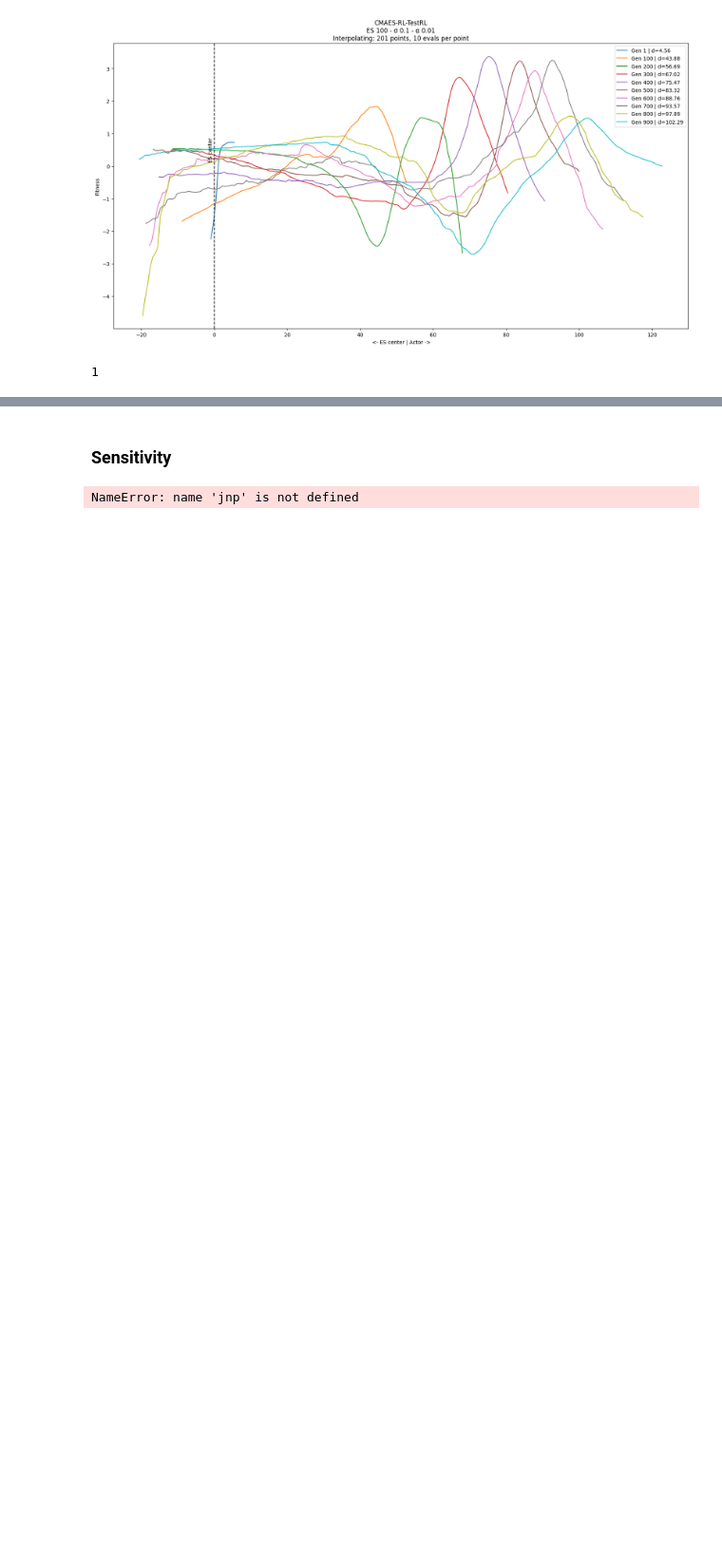
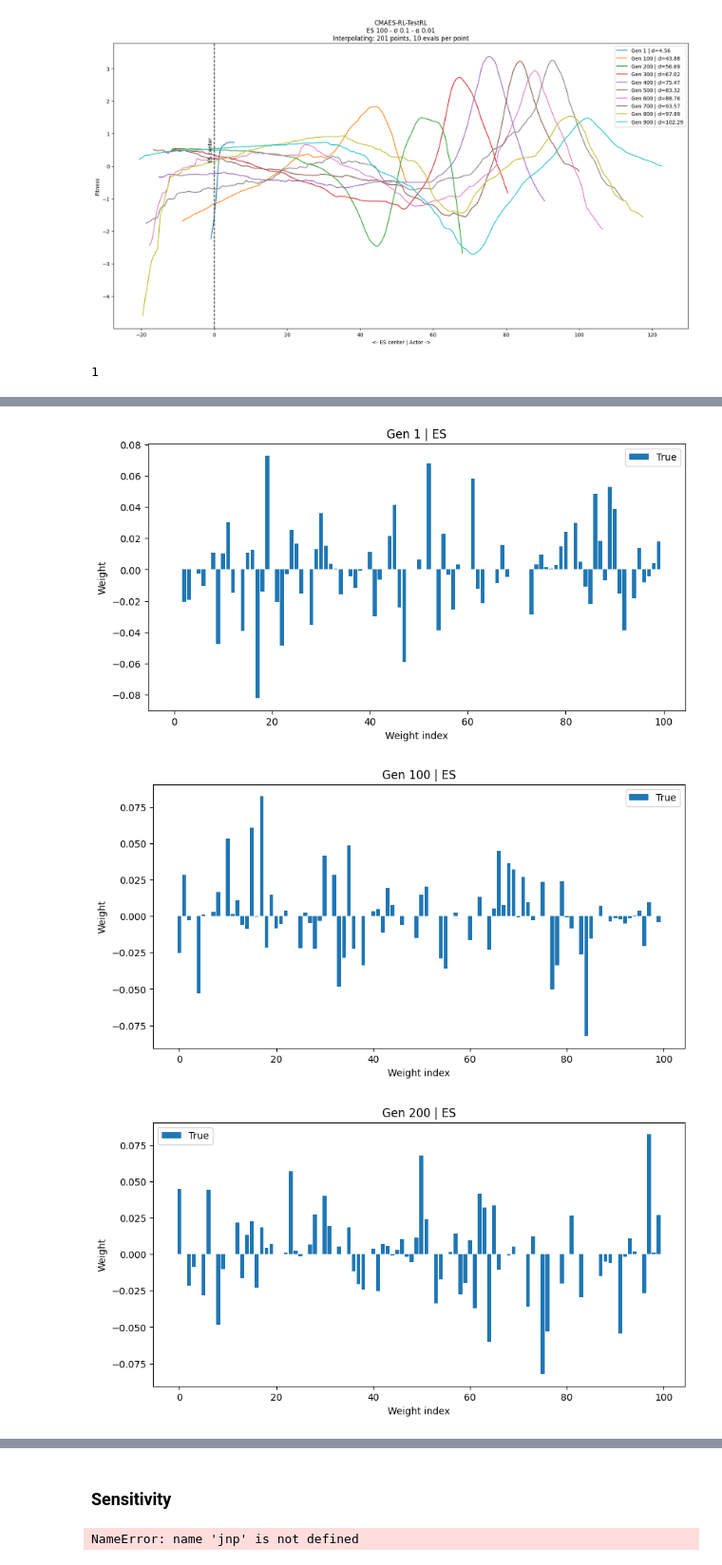
Before and after one commit to TemplierPaul/QDax, a Jupyter notebook: genomes.ipynb, the cells around one changed output, grey strips where cells are left out. Shown at 95% size. Cells and saved outputs as stored; diff of their text form; code cells hidden in the pictures; blank space fills up the shorter version.

```diff
--- a/genomes.ipynb
+++ b/genomes.ipynb
@@ -380,0 +393,21 @@ args.algo, args.config
+# %%
+gens = [1, 100, 200, 300, 400, 500, 600, 700, 800 ,900, 1000]
+base_replay_buffer = emitter_state.rl_state.replay_buffer
+
+sigma = 0.01
+
+off_results = {}
+actor_results = {}
+
+for gen in gens:
+    print("Gen", gen)
+
+    critic_genes = jnp.load(save_path + f"/gen_{gen}_critic.npy")
+    critic = emitter.rl_emitter.unflatten_critic(critic_genes)
+
+    offspring_genes = jnp.load(save_path + f"/gen_{gen}_offspring.npy")
+    actor_genes = jnp.load(save_path + f"/gen_{gen}_actor.npy")
+
+    # Offspring
+    off_results[gen] = local_weights(offspring_genes, sigma, critic, base_replay_buffer)
+    actor_results[gen] = local_weights(actor_genes, sigma, critic, base_replay_buffer)
@@ -380,0 +509,24 @@ args.algo, args.config
+# %%
+colors = plt.rcParams['axes.prop_cycle'].by_key()['color']
+
+for i, gen in enumerate(gens):
+    fig, ax = plt.subplots(figsize=(10, 5))
+    # bar plot of weights
+    color = colors[i % len(colors)]
+
+    fit_w = off_results[gen]["fit"]
+    surr_fit_w = off_results[gen]["surr_fit"]
+    random_w = off_results[gen]["random"]
+
+    plt.bar(jnp.arange(len(fit_w)), fit_w-surr_fit_w, label="True")
+
+
+    plt.xlabel("Weight index")
+    plt.ylabel("Weight")
+    plt.title(f"Gen {gen} | ES")
+    plt.legend()
+    plt.show()
+# %% [output]
+[figure, added]
+[figure, added]
+[figure, added]
```
Also changed, not shown: parts of 12 cells of this notebook, 2 other files.
